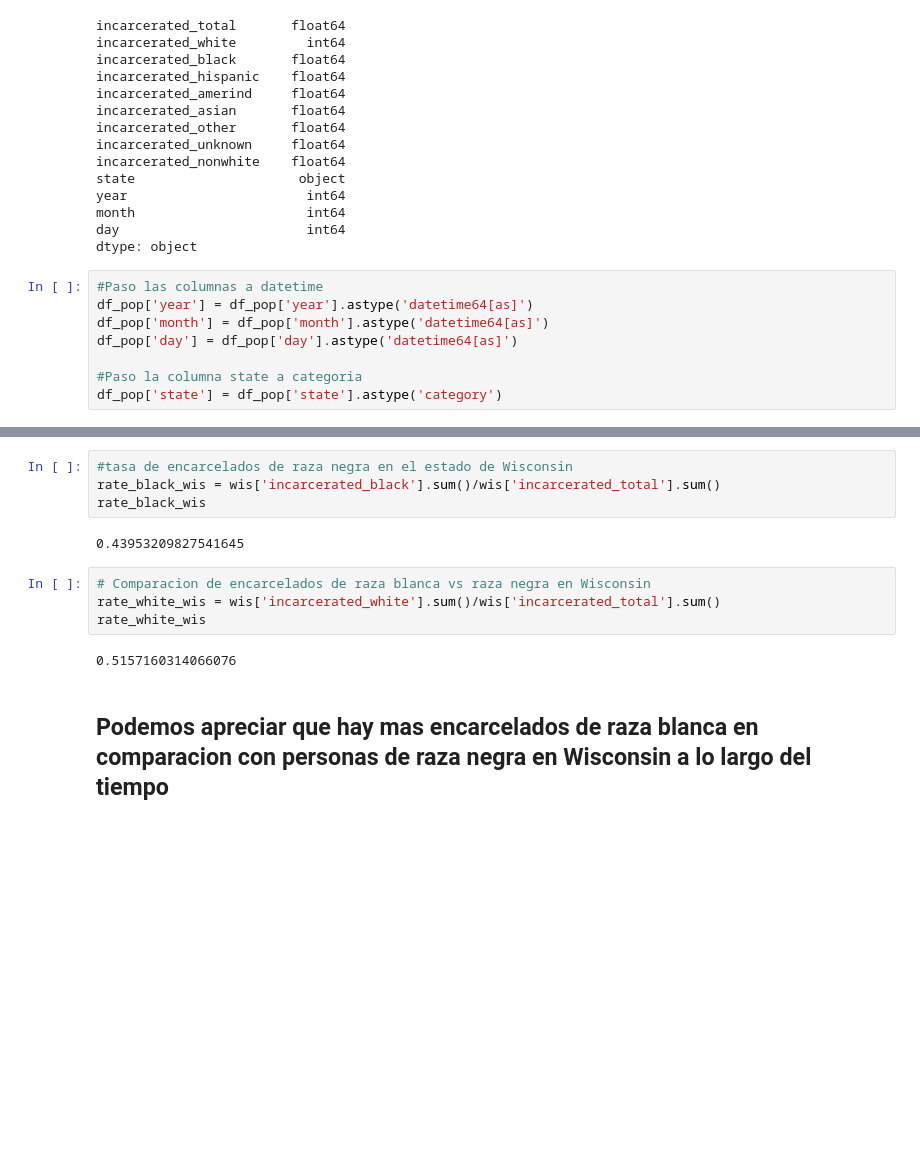
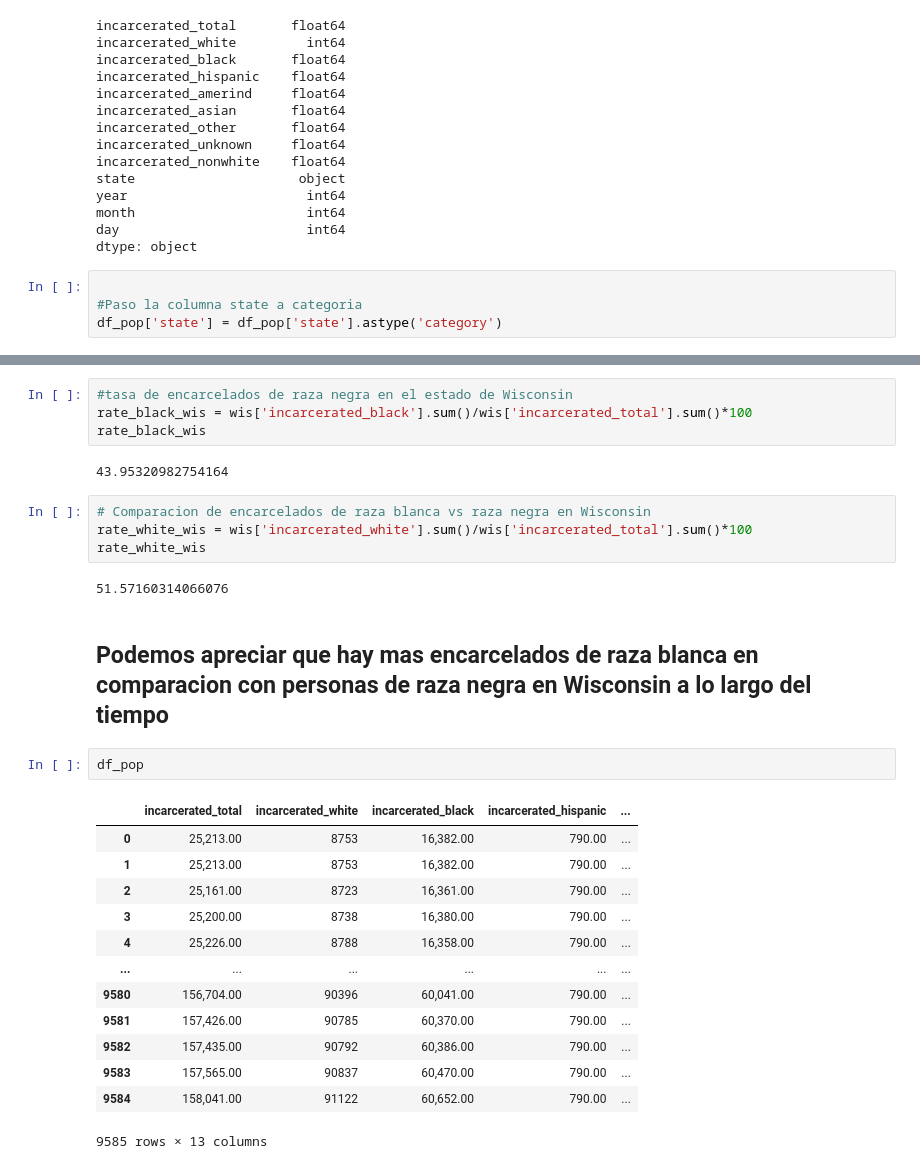
Before and after one commit to DataMasterBI/Prison_Population, a Jupyter notebook: EDA.ipynb, the cells around one changed output, grey strips where cells are left out. Saved outputs shown, nothing was run; the diff lists cells and outputs as text; blank space fills up the shorter version.

```diff
--- a/EDA.ipynb
+++ b/EDA.ipynb
@@ -193,10 +193,6 @@ month                      int64
 day                        int64
 dtype: object
 # %%
-#Paso las columnas a datetime
-df_pop['year'] = df_pop['year'].astype('datetime64[as]')
-df_pop['month'] = df_pop['month'].astype('datetime64[as]')
-df_pop['day'] = df_pop['day'].astype('datetime64[as]')
 
 #Paso la columna state a categoria
 df_pop['state'] = df_pop['state'].astype('category')
@@ -219,15 +215,31 @@ incarcerated_total  incarcerated_white  incarcerated_black  incarcerated_hispani
 Length: 387, dtype: int64
 # %%
 #tasa de encarcelados de raza negra en el estado de Wisconsin
-rate_black_wis = wis['incarcerated_black'].sum()/wis['incarcerated_total'].sum()
+rate_black_wis = wis['incarcerated_black'].sum()/wis['incarcerated_total'].sum()*100
 rate_black_wis
 # %% [output]
-0.43953209827541645
+43.95320982754164
 # %%
 # Comparacion de encarcelados de raza blanca vs raza negra en Wisconsin
-rate_white_wis = wis['incarcerated_white'].sum()/wis['incarcerated_total'].sum()
+rate_white_wis = wis['incarcerated_white'].sum()/wis['incarcerated_total'].sum()*100
 rate_white_wis
 # %% [output]
-0.5157160314066076
+51.57160314066076
 # %% [markdown]
 ## Podemos apreciar que hay mas encarcelados de raza blanca en comparacion con personas de raza negra en Wisconsin a lo largo del tiempo
+# %%
+df_pop
+# %% [output]
+|  | incarcerated_total | incarcerated_white | incarcerated_black | incarcerated_hispanic | ... |
+| 0 | 25,213.00 | 8753 | 16,382.00 | 790.00 | ... |
+| 1 | 25,213.00 | 8753 | 16,382.00 | 790.00 | ... |
+| 2 | 25,161.00 | 8723 | 16,361.00 | 790.00 | ... |
+| 3 | 25,200.00 | 8738 | 16,380.00 | 790.00 | ... |
+| 4 | 25,226.00 | 8788 | 16,358.00 | 790.00 | ... |
+| ... | ... | ... | ... | ... | ... |
+| 9580 | 156,704.00 | 90396 | 60,041.00 | 790.00 | ... |
+| 9581 | 157,426.00 | 90785 | 60,370.00 | 790.00 | ... |
+| 9582 | 157,435.00 | 90792 | 60,386.00 | 790.00 | ... |
+| 9583 | 157,565.00 | 90837 | 60,470.00 | 790.00 | ... |
+| 9584 | 158,041.00 | 91122 | 60,652.00 | 790.00 | ... |
+9585 rows × 13 columns
```
